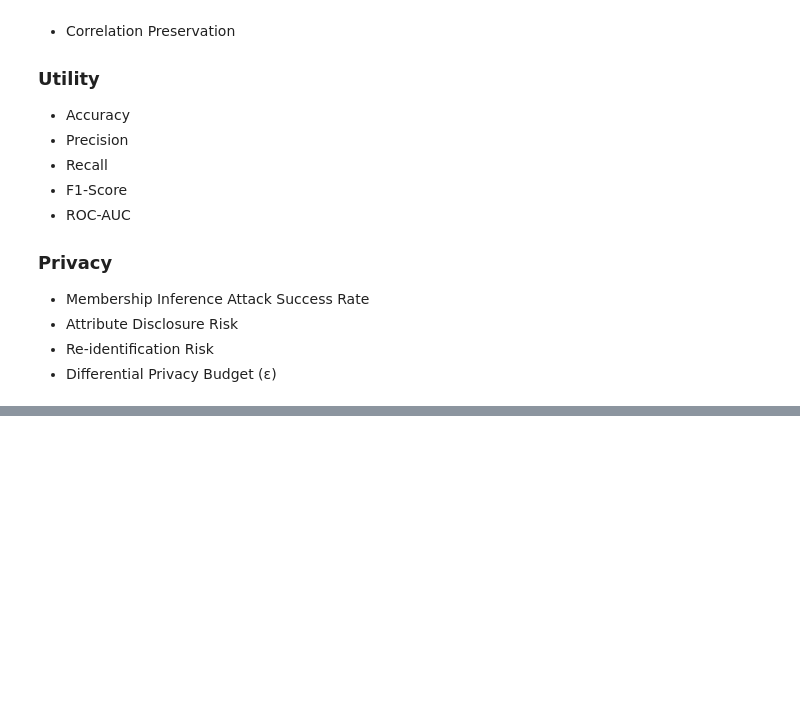
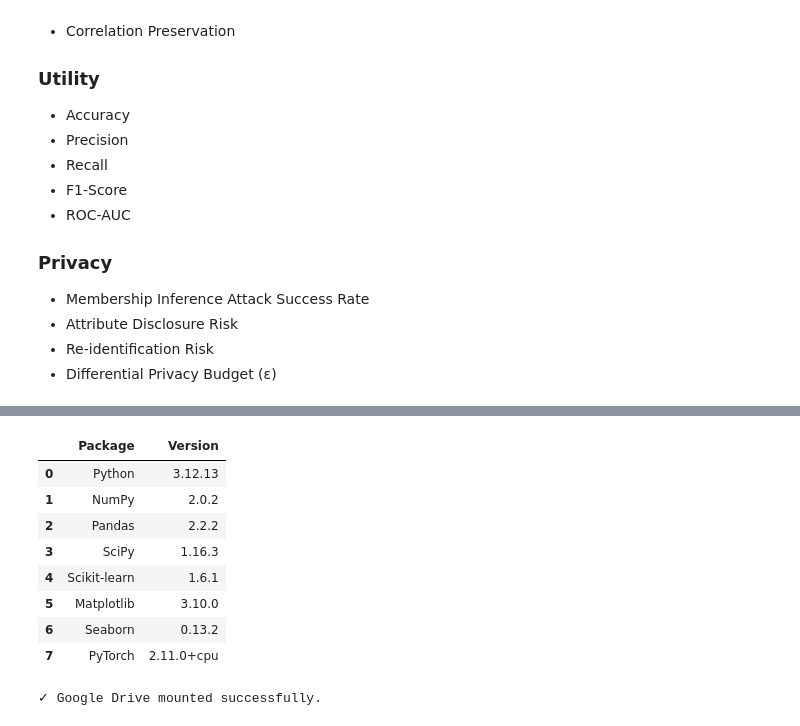
Before and after one commit to amzad-786githumb/Privacy-Preserving-Synthetic-Tabular-Data-Generation-Using-Generative-Adversarial-Networks, a Jupyter notebook: 01_Project_Setup.ipynb, the cells around one changed output, grey strips where cells are left out. Saved outputs shown, nothing was run; the diff lists cells and outputs as text; code cells hidden in the pictures; blank space fills up the shorter version.

```diff
--- a/01_Project_Setup.ipynb
+++ b/01_Project_Setup.ipynb
@@ -3308,0 +234,66 @@ Notebook Ready                     : PASS
+# %%
+# =============================================================================
+# B5. Core Software Environment
+# =============================================================================
+
+import numpy as np
+import pandas as pd
+import scipy
+import sklearn
+import matplotlib
+import seaborn
+import torch
+
+software_versions = pd.DataFrame({
+
+    "Package": [
+        "Python",
+        "NumPy",
+        "Pandas",
+        "SciPy",
+        "Scikit-learn",
+        "Matplotlib",
+        "Seaborn",
+        "PyTorch"
+    ],
+
+    "Version": [
+        platform.python_version(),
+        np.__version__,
+        pd.__version__,
+        scipy.__version__,
+        sklearn.__version__,
+        matplotlib.__version__,
+        seaborn.__version__,
+        torch.__version__
+    ]
+
+})
+
+display(software_versions)
+# %% [output]
+|  | Package | Version |
+| 0 | Python | 3.12.13 |
+| 1 | NumPy | 2.0.2 |
+| 2 | Pandas | 2.2.2 |
+| 3 | SciPy | 1.16.3 |
+| 4 | Scikit-learn | 1.6.1 |
+| 5 | Matplotlib | 3.10.0 |
+| 6 | Seaborn | 0.13.2 |
+| 7 | PyTorch | 2.11.0+cpu |
+# %%
+# =============================================================================
+# C1. Mount Google Drive
+# =============================================================================
+
+from google.colab import drive
+from pathlib import Path
+
+DRIVE_ROOT = Path("/content/drive")
+
+if not (DRIVE_ROOT / "MyDrive").exists():
+    drive.mount("/content/drive")
+
+print("✓ Google Drive mounted successfully.")
+# %% [output]
+✓ Google Drive mounted successfully.
```
Also changed, not shown: parts of 163 cells of this notebook.
